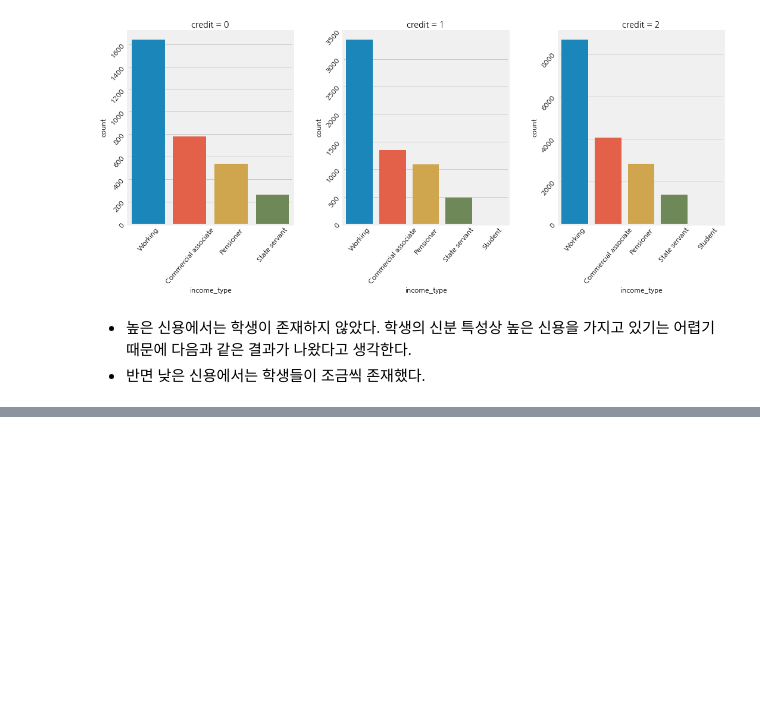
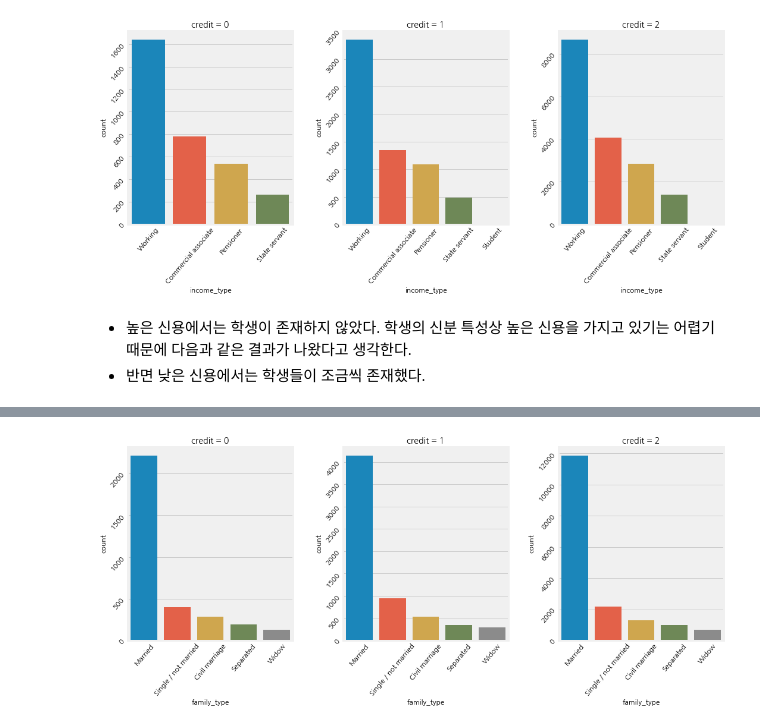
Before and after one commit to jaaaamj0711/DACON, a Jupyter notebook: dacon_ing.ipynb, the cells around one changed output, grey strips where cells are left out. Drawn from its saved outputs; the diff is of its cells as text; code cells hidden in the pictures; blank space fills up the shorter version.

```diff
--- a/dacon_ing.ipynb
+++ b/dacon_ing.ipynb
@@ -192,0 +199,4 @@ Name: income_type, dtype: int64
+# %%
+plot('family_type')
+# %% [output]
+[figure, added]
```
Also changed, not shown: parts of 12 cells of this notebook.
